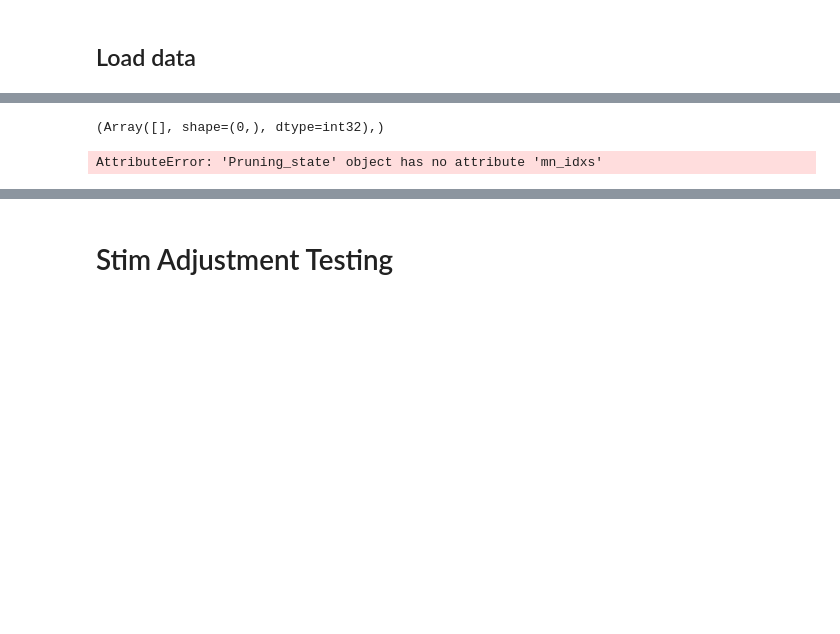
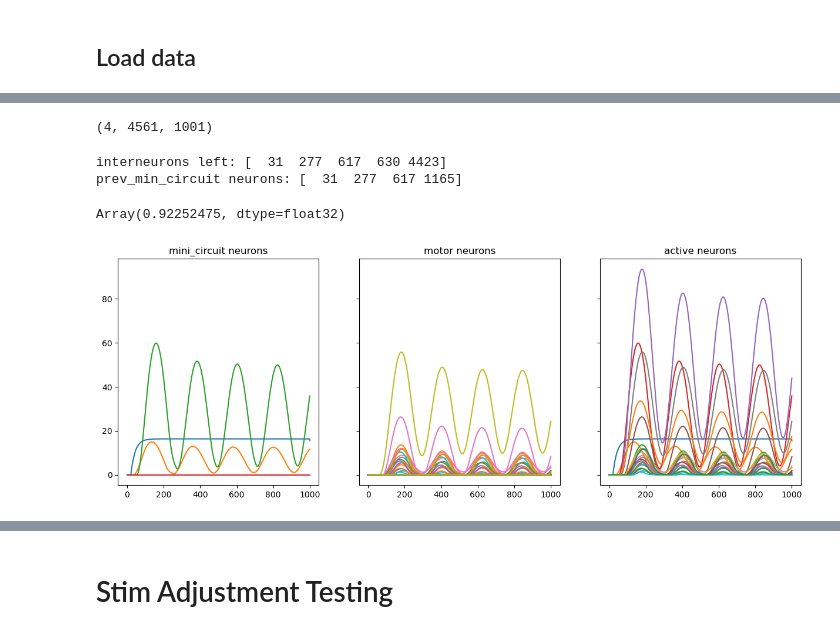
Before and after one commit to smpuglie/Pugliese_cpg_2025, a Jupyter notebook: notebooks/run_config.ipynb, the cells around one changed output, grey strips where cells are left out. Cells and saved outputs as stored; diff of their text form; code cells hidden in the pictures; blank space fills up the shorter version.

Commit message:
Fixed pruning screen working

```diff
--- a/notebooks/run_config.ipynb
+++ b/notebooks/run_config.ipynb
@@ -1561,10 +1272,10 @@ print(f"Hit max iterations: {jnp.sum(final_states.total_iterations >= 200)}")
 # %% [markdown]
 ## Load data
 # %%
-results = sparse.load_npz(cfg.paths.ckpt_dir  / f"{cfg.experiment.name}_Rs.npz").todense().astype(np.float32)
+results = sparse.load_npz(cfg.paths.ckpt_dir  / f"{cfg.experiment.name}_Rs.npz").todense().astype(np.float32).squeeze()
 # W_mask = sparse.load_npz(cfg.paths.ckpt_dir / f"{cfg.experiment.name}_W_mask.npz").todense().astype(np.float32)
 # total_removed_neurons = sparse.load_npz(cfg.paths.ckpt_dir / f"{cfg.experiment.name}_total_removed.npz").todense().astype(np.bool_)
-load_state = load_state(cfg.paths.ckpt_dir / f"{cfg.experiment.name}_state.pkl")
+loaded_state = load_state(cfg.paths.ckpt_dir / f"{cfg.experiment.name}_state.pkl")
 w_table = load_wTable(cfg.experiment.dfPath)
 n_stim_configs = len(cfg.experiment.stimNeurons)
 ## Initialize parameters
@@ -1574,3 +1285,6 @@ all_neurons = w_table.index.to_numpy()
 n_sims = sim_params.n_param_sets * sim_params.n_stim_configs
 mn_idxs = jnp.asarray(w_table.loc[w_table["class"]=="motor neuron"].index.values)
 in_idxs = jnp.setdiff1d(all_neurons, mn_idxs)
+nonmn_idxs = w_table.loc[(w_table["bodyId"]==10093) | (w_table["bodyId"]==10707) | (w_table["bodyId"]==13905) | (w_table["bodyId"]==11751)].index.values
+# neuron_params = neuron_params._replace(W_mask=loaded_state.W_mask)
+mini_circuit = ((~loaded_state.total_removed_neurons) | loaded_state.last_removed | loaded_state.prev_put_back)
@@ -1606,6 +1290,0 @@ Array([ 451,  582,  598,  626,  713,  722,  793,  848,  860,  868,  887,
-# %%
-# print_inds((~load_state.total_removed_neurons[1]& ~interneuron_mask[1]))
-available_neurons = jnp.where(load_state.interneuron_mask[1] & (~load_state.total_removed_neurons[1]) & (~load_state.neurons_put_back[1]))
-available_neurons
-# %% [output]
-(Array([], shape=(0,), dtype=int32),)
@@ -1617,16 +1291,48 @@ plt.plot(R[active_neurons].T)
+# %%
+R = results
+mini_circuit = ((~loaded_state.total_removed_neurons) | loaded_state.last_removed | loaded_state.prev_put_back)
+W_mask_init = jnp.ones_like(loaded_state.W_mask, dtype=jnp.bool)
+W_mask_new = W_mask_init * mini_circuit[:, :, None] * mini_circuit[:, None, :]
+neuron_params = neuron_params._replace(W_mask=(W_mask_new))
+# results = process_batch_prune(neuron_params, sim_params, jnp.arange(4))
+# %%
+results = results.squeeze()
+results.shape
+# %% [output]
+(4, 4561, 1001)
 # %%
+# R = batch_results[0]
+n_replicate = 0
+R = results[n_replicate]
+interneuron_left = jnp.where(mini_circuit[n_replicate]&(loaded_state.interneuron_mask[n_replicate]))[0]
+print(f"interneurons left: {interneuron_left}")
+print(f"prev_min_circuit neurons: {nonmn_idxs}")
+
+fig, axs = plt.subplots(1, 3, figsize=(15, 5), sharey=True)
+ax = axs[0]
+ax.plot(R[nonmn_idxs].T)
+ax.set_title("mini_circuit neurons")
+
+ax = axs[1]
+ax.plot(R[mn_idxs].T)
+ax.set_title("motor neurons")
+
+ax = axs[2]
+active_neurons = jnp.where((jnp.sum(results[0],axis=-1) > 0))[0]
+ax.plot(R[active_neurons].T)
+ax.set_title("active neurons")
 
 # Get active MN activity using JAX-compatible approach
 max_frs = jnp.max(R, axis=-1)
 mn_mask = jnp.isin(jnp.arange(R.shape[0]), mn_idxs)
 active_mask = ((max_frs>0) & mn_mask)
-
+clip_start = 220
 # Compute oscillation score
 oscillation_score, _ = compute_oscillation_score(R[..., clip_start:], active_mask, prominence=0.05)
+# print('oscillation_score:', oscillation_score)
+oscillation_score
+# %% [output]
+interneurons left: [  31  277  617  630 4423]
+prev_min_circuit neurons: [  31  277  617 1165]
+Array(0.92252475, dtype=float32)
+[figure, added]
-# %%
-mn_idxs = load_state.mn_idxs
-mn_mask = jnp.isin(jnp.arange(R.shape[0]), mn_idxs)
-
-jnp.where((jnp.sum(R,axis=-1) > 0 ) & mn_mask)[0]
-# %% [output]
-AttributeError: 'Pruning_state' object has no attribute 'mn_idxs'
```
Also changed, not shown: parts of 37 cells of this notebook, 7 other files.
